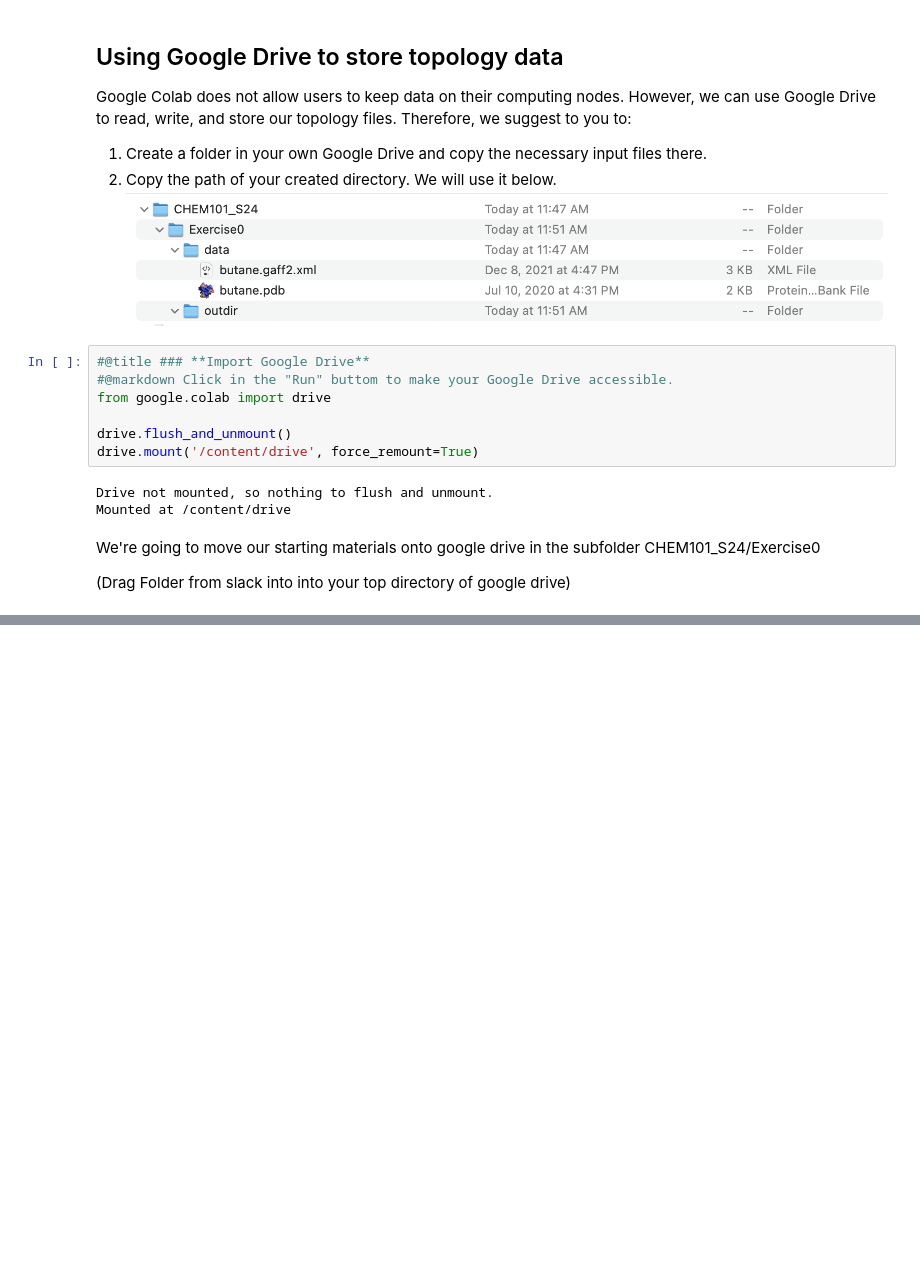
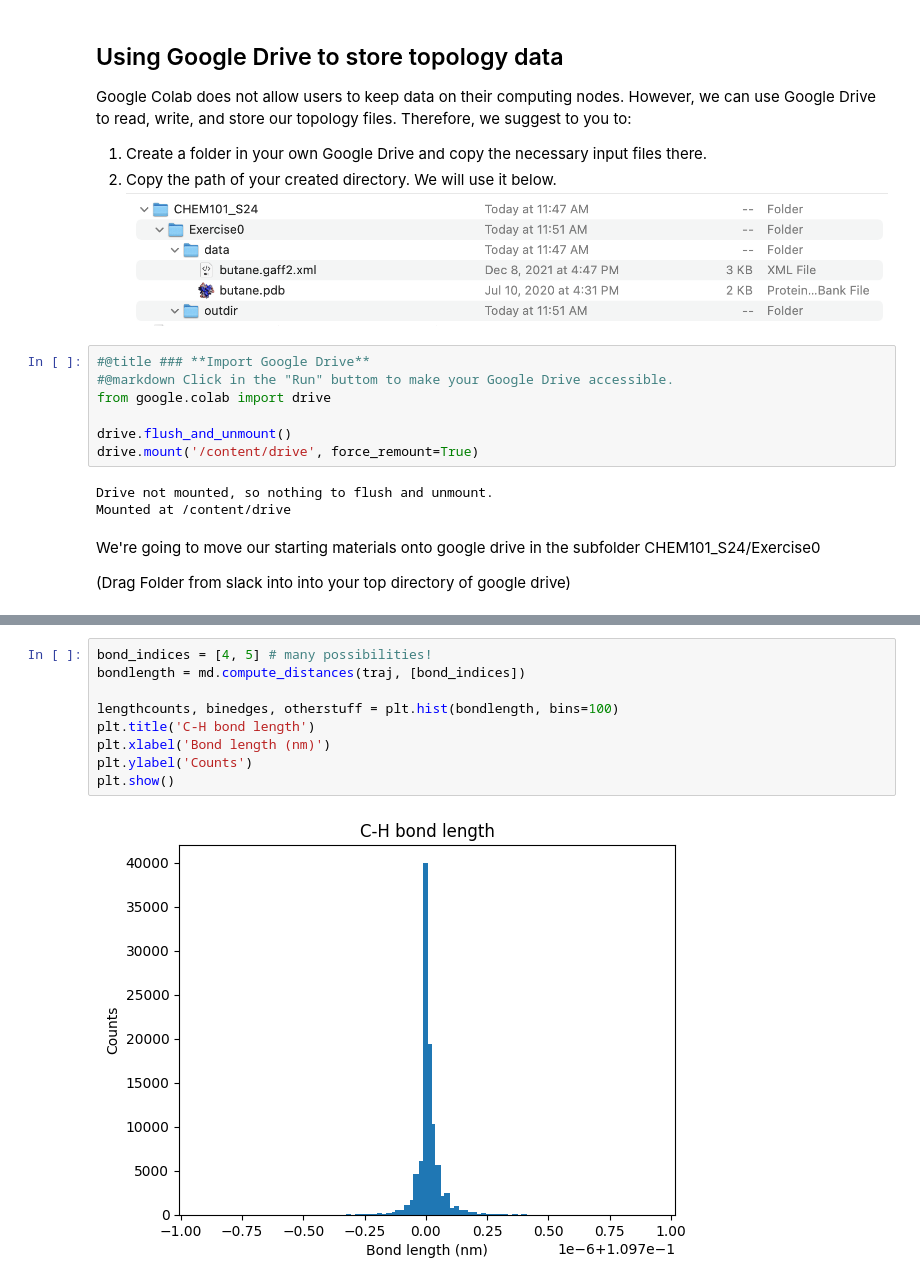
Before and after one commit to paulrobustelli/AR_ligand_binding, a Jupyter notebook: Setup_OpenMM_MDtraj.ipynb, the cells around one changed output, grey strips where cells are left out. Drawn from its saved outputs; the diff is of its cells as text; blank space fills up the shorter version.

```diff
--- a/Setup_OpenMM_MDtraj.ipynb
+++ b/Setup_OpenMM_MDtraj.ipynb
@@ -66,0 +265,11 @@ butane.gaff2.xml  butane.pdb
+# %%
+bond_indices = [4, 5] # many possibilities!
+bondlength = md.compute_distances(traj, [bond_indices])
+
+lengthcounts, binedges, otherstuff = plt.hist(bondlength, bins=100)
+plt.title('C-H bond length')
+plt.xlabel('Bond length (nm)')
+plt.ylabel('Counts')
+plt.show()
+# %% [output]
+[figure, added]
```
Also changed, not shown: parts of 24 cells of this notebook.
